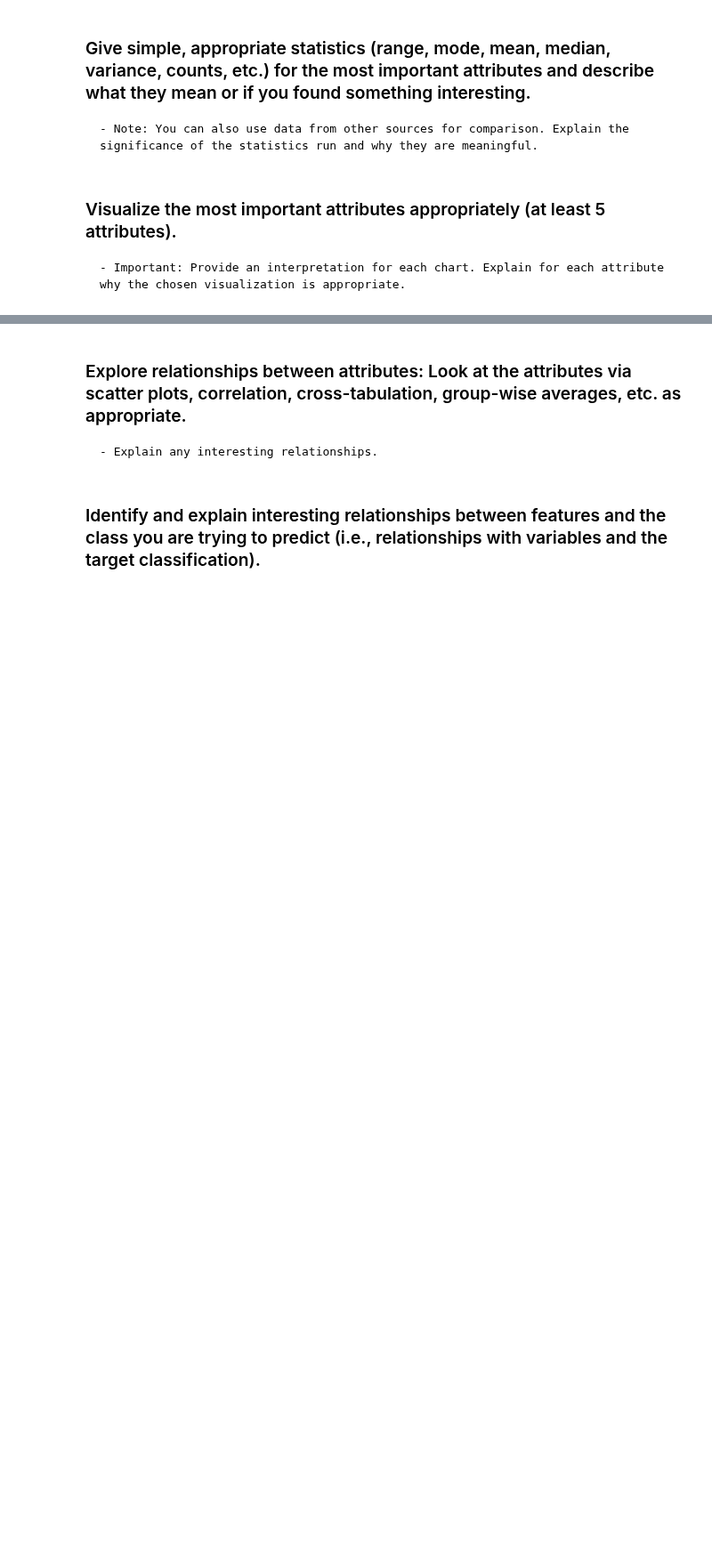
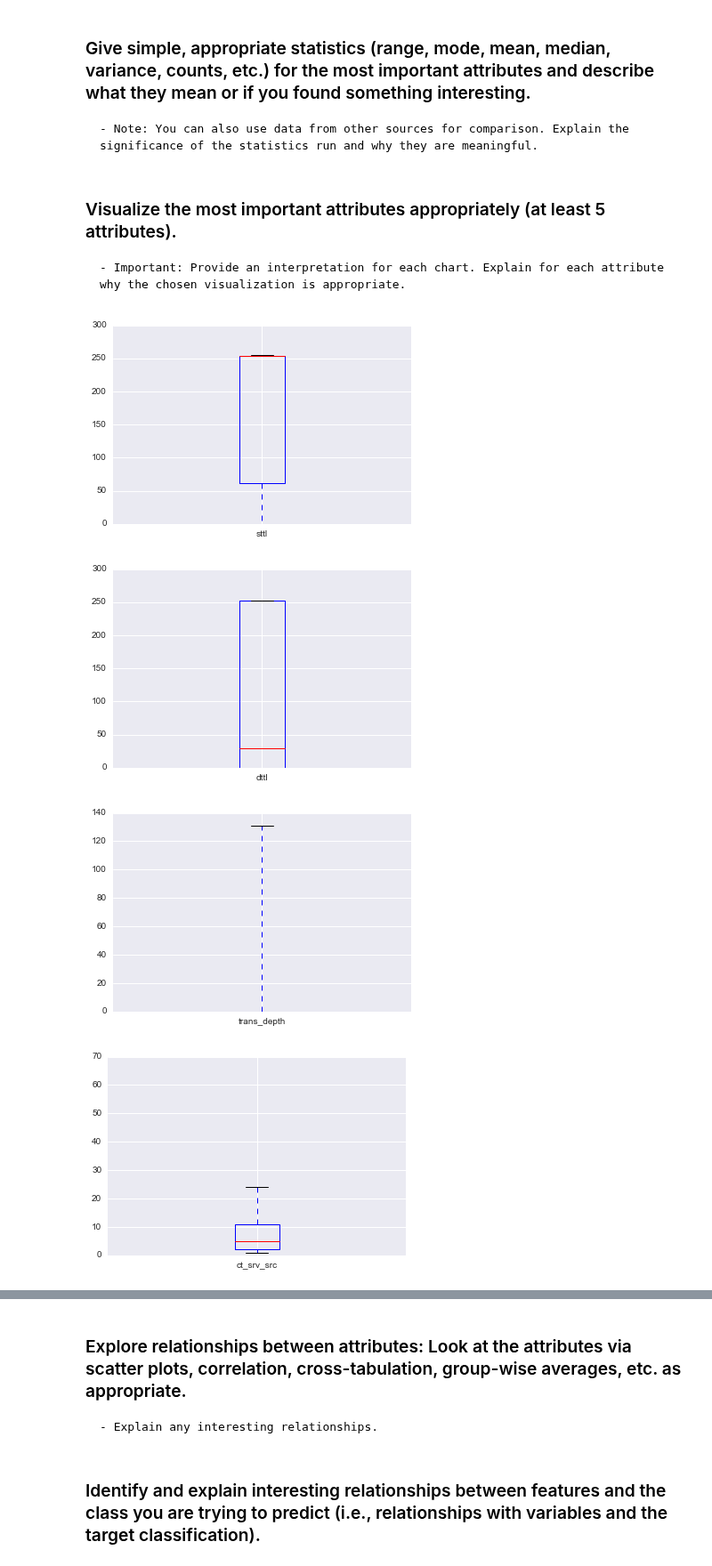
Before and after one commit to Dangerbotz/network_intrusion_detection_system, a Jupyter notebook: ravi_detection_system.ipynb, the cells around one changed output, grey strips where cells are left out. Shown at 89% size. Cells and saved outputs as stored; diff of their text form; code cells hidden in the pictures; blank space fills up the shorter version.

Commit message:
redone 5 plots

```diff
--- a/ravi_detection_system.ipynb
+++ b/ravi_detection_system.ipynb
@@ -162,0 +160,26 @@ attack_cat:
+# %%
+# Boxplots - Ravi each of the five by attack label
+# other visualizations as found
+import matplotlib.pyplot as plt
+plt.boxplot(x=[df.sttl],labels=['sttl'])
+plt.show()
+
+plt.boxplot(x=[df.dttl],labels=['dttl'])
+plt.show()
+
+plt.boxplot(x=[df.trans_depth],labels=['trans_depth'])
+plt.show()
+
+plt.boxplot(x=[df.ct_srv_src],labels=['ct_srv_src'])
+plt.show()
+
+plt.boxplot(x=[df.ct_dst_src_ltm],labels=['ct_dst_src_ltm'])
+plt.show()
+
+plt.boxplot(x=[df.rate],labels=['rate'])
+plt.show()
+# %% [output]
+[figure, added]
+[figure, added]
+[figure, added]
+[figure, added]
```
Also changed, not shown: parts of 2 cells of this notebook.
